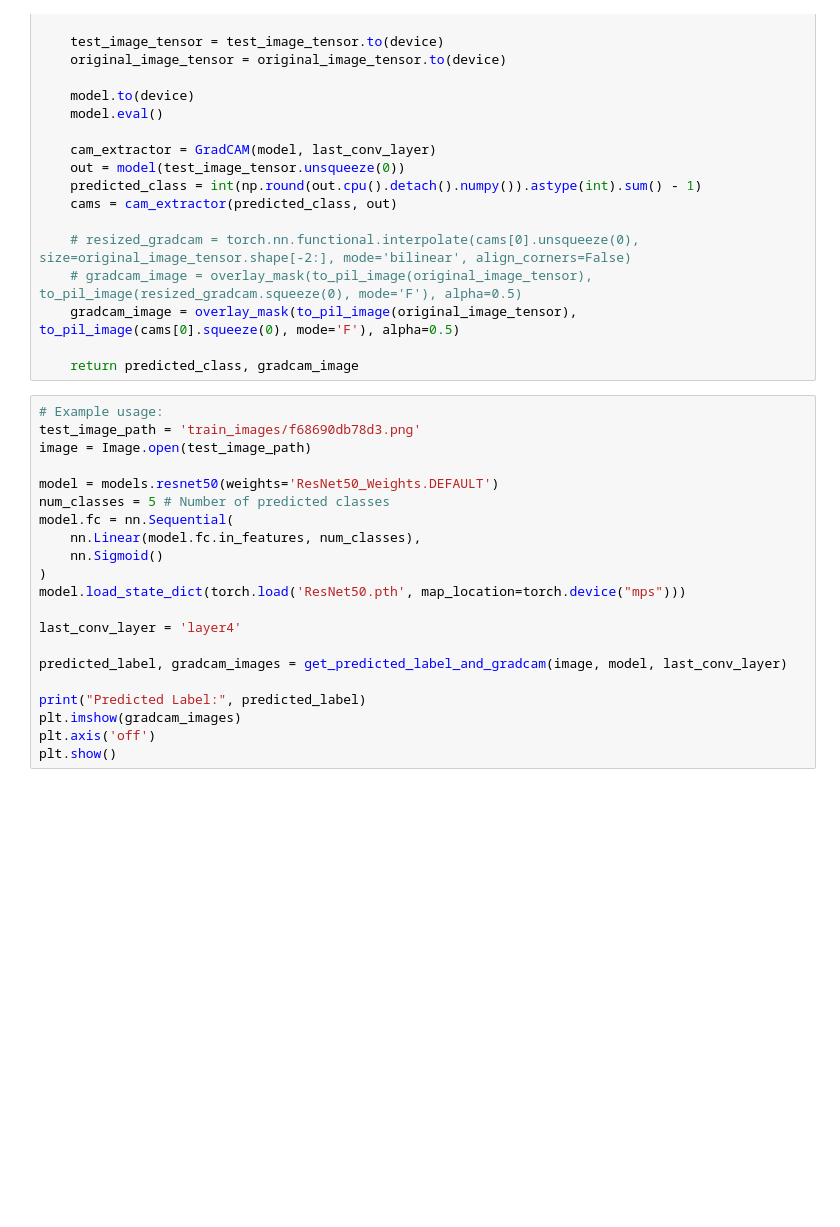
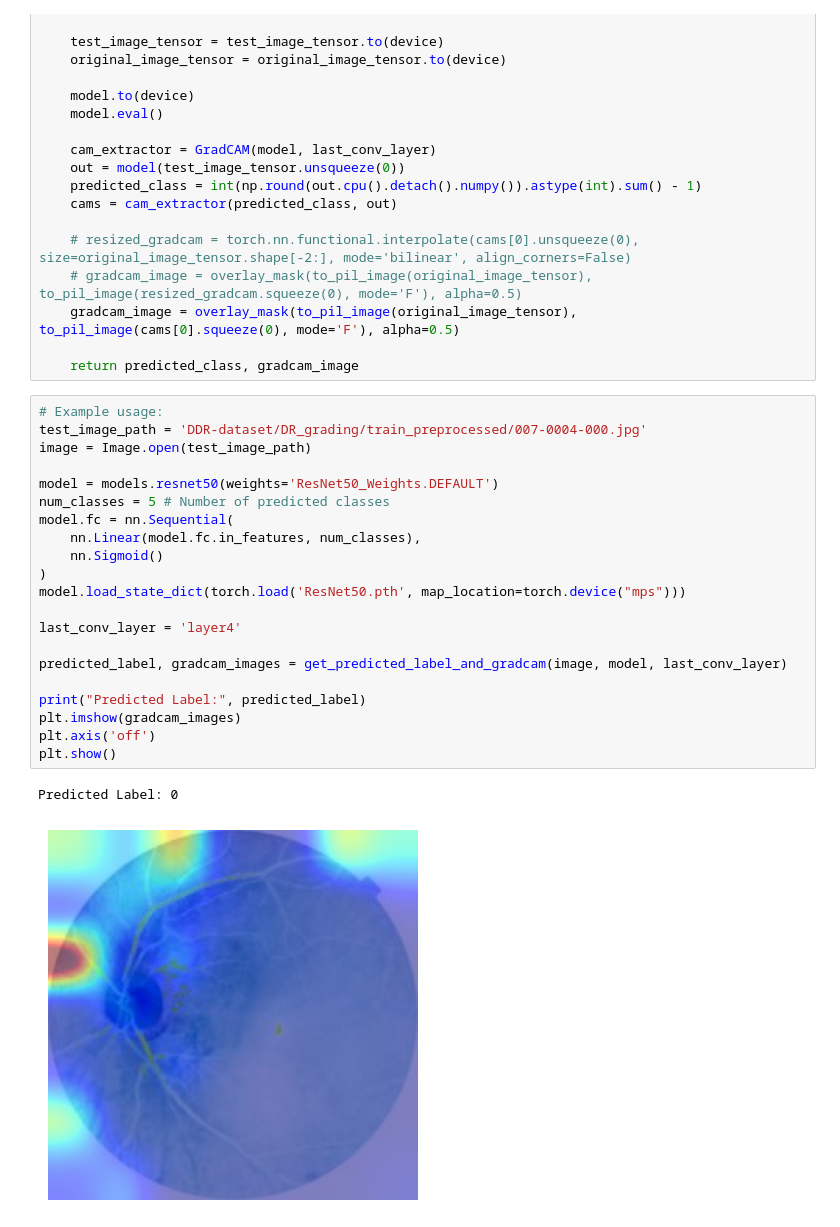
Before and after one commit to Aarsh-2101/Diabetic-Retinopathy-Detection, a Jupyter notebook: DDR.ipynb, the cells around one changed output. Saved outputs shown, nothing was run; the diff lists cells and outputs as text; blank space fills up the shorter version.

```diff
--- a/DDR.ipynb
+++ b/DDR.ipynb
@@ -429,22 +429,25 @@ def get_predicted_label_and_gradcam(image, model, last_conv_layer):
     return predicted_class, gradcam_image
 # %%
 # Example usage:
-test_image_path = 'train_images/f68690db78d3.png'
+test_image_path = 'DDR-dataset/DR_grading/train_preprocessed/007-0004-000.jpg'
 image = Image.open(test_image_path)
 
 model = models.resnet50(weights='ResNet50_Weights.DEFAULT')
 num_classes = 5 # Number of predicted classes
 model.fc = nn.Sequential(
     nn.Linear(model.fc.in_features, num_classes),
     nn.Sigmoid()
 )
 model.load_state_dict(torch.load('ResNet50.pth', map_location=torch.device("mps")))
 
 last_conv_layer = 'layer4'
 
 predicted_label, gradcam_images = get_predicted_label_and_gradcam(image, model, last_conv_layer)
 
 print("Predicted Label:", predicted_label)
 plt.imshow(gradcam_images)
 plt.axis('off')
 plt.show()
+# %% [output]
+Predicted Label: 0
+[figure, added]
```
Also changed, not shown: 20 other files.
